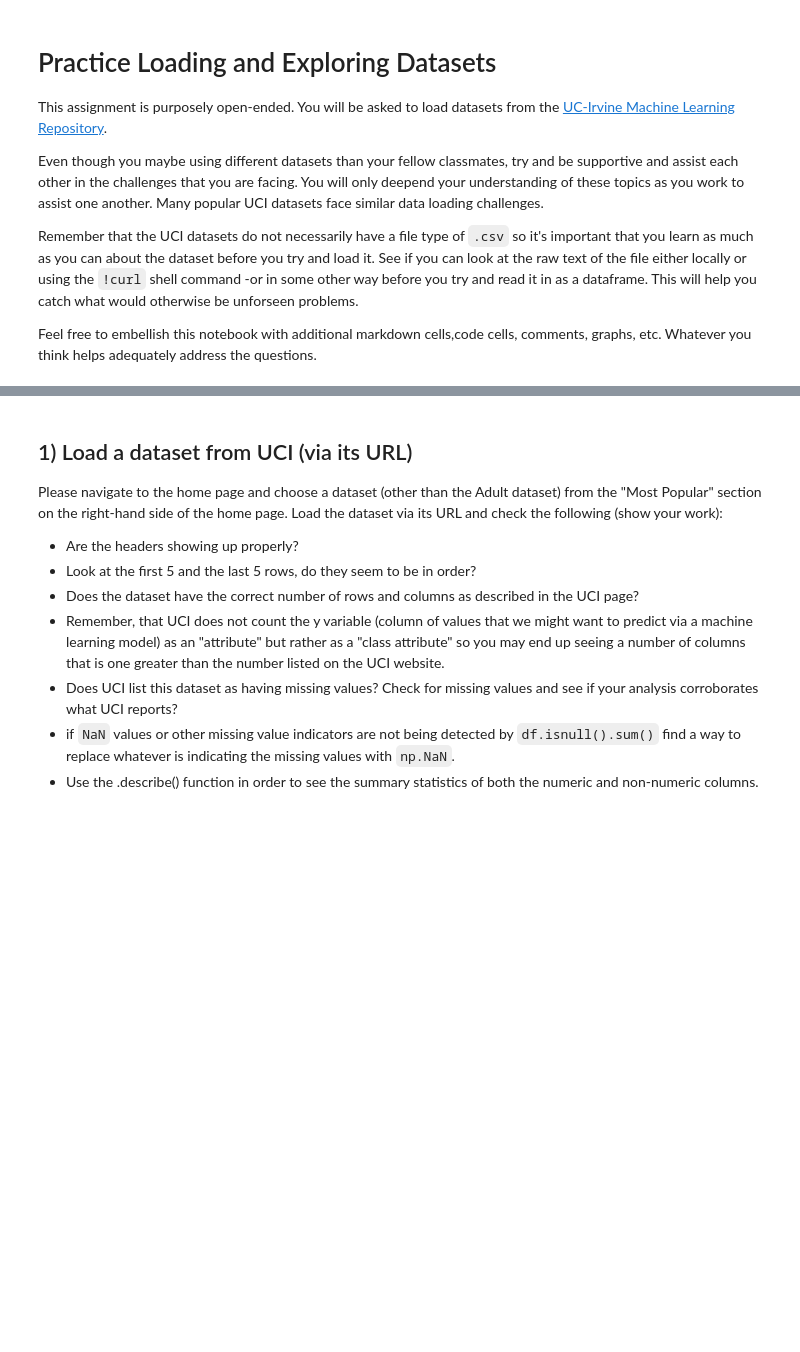
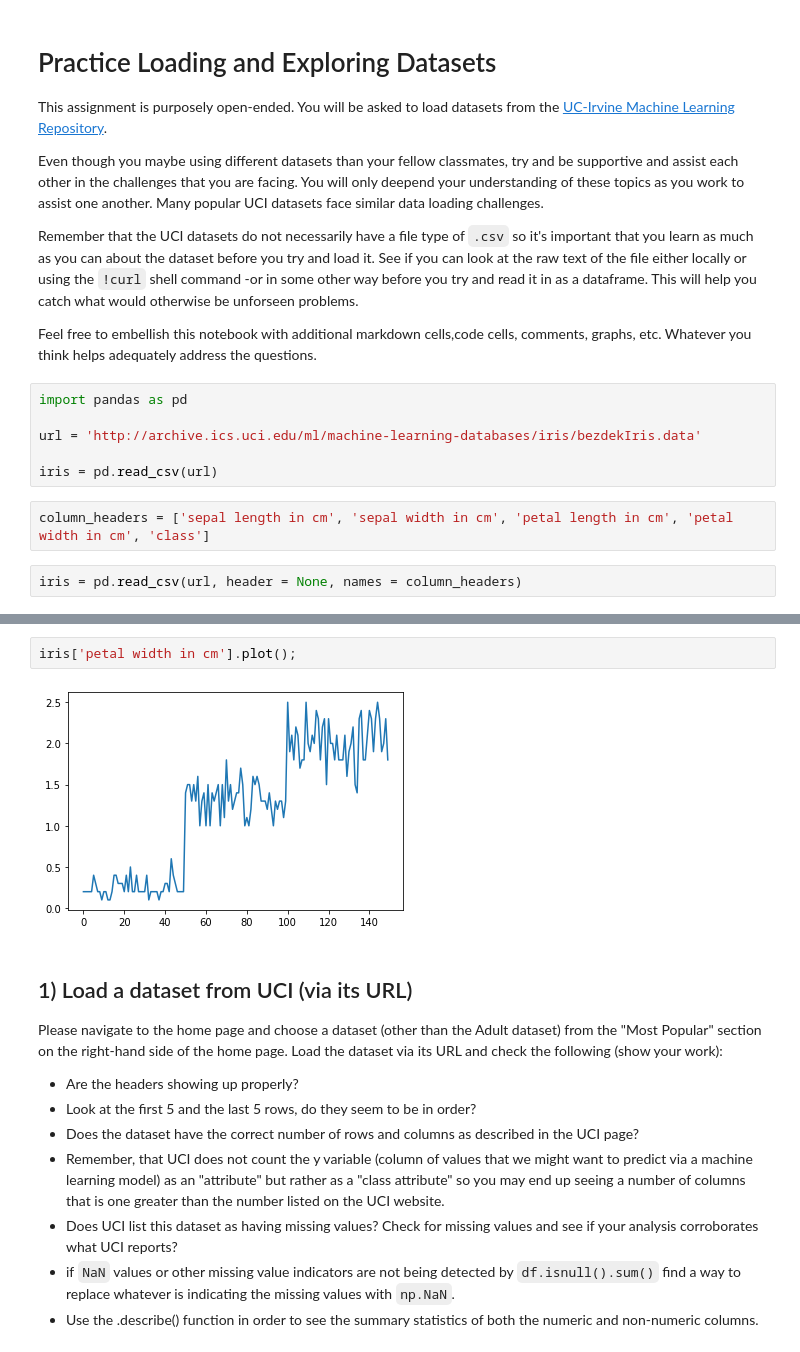
Before and after one commit to austinlasseter/DS-Unit-1-Sprint-1-Data-Wrangling-and-Storytelling, a Jupyter notebook: module1-exploratory-data-analysis/LS_DS_111_Exploratory_Data_Analysis_Assignment.ipynb, the cells around one changed output, grey strips where cells are left out. Saved outputs shown, nothing was run; the diff lists cells and outputs as text; blank space fills up the shorter version.

```diff
--- a/module1-exploratory-data-analysis/LS_DS_111_Exploratory_Data_Analysis_Assignment.ipynb
+++ b/module1-exploratory-data-analysis/LS_DS_111_Exploratory_Data_Analysis_Assignment.ipynb
@@ -13,3 +13,13 @@ Even though you maybe using different datasets than your fellow classmates, try
 Remember that the UCI datasets do not necessarily have a file type of `.csv` so it's important that you learn as much as you can about the dataset before you try and load it. See if you can look at the raw text of the file either locally or using the `!curl` shell command -or in some other way before you try and read it in as a dataframe. This will help you catch what would otherwise be unforseen problems.
 
 Feel free to embellish this notebook with additional markdown cells,code cells, comments, graphs, etc. Whatever you think helps adequately address the questions.
+# %%
+import pandas as pd
+
+url = 'http://archive.ics.uci.edu/ml/machine-learning-databases/iris/bezdekIris.data'
+
+iris = pd.read_csv(url)
+# %%
+column_headers = ['sepal length in cm', 'sepal width in cm', 'petal length in cm', 'petal width in cm', 'class']
+# %%
+iris = pd.read_csv(url, header = None, names = column_headers)
@@ -16,3 +35,7 @@ Feel free to embellish this notebook with additional markdown cells,code cells,
+# %%
+iris['petal width in cm'].plot();
+# %% [output]
+[figure, added]
 # %% [markdown]
 ## 1) Load a dataset from UCI (via its URL)
 
```
Also changed, not shown: parts of 19 cells of this notebook.
